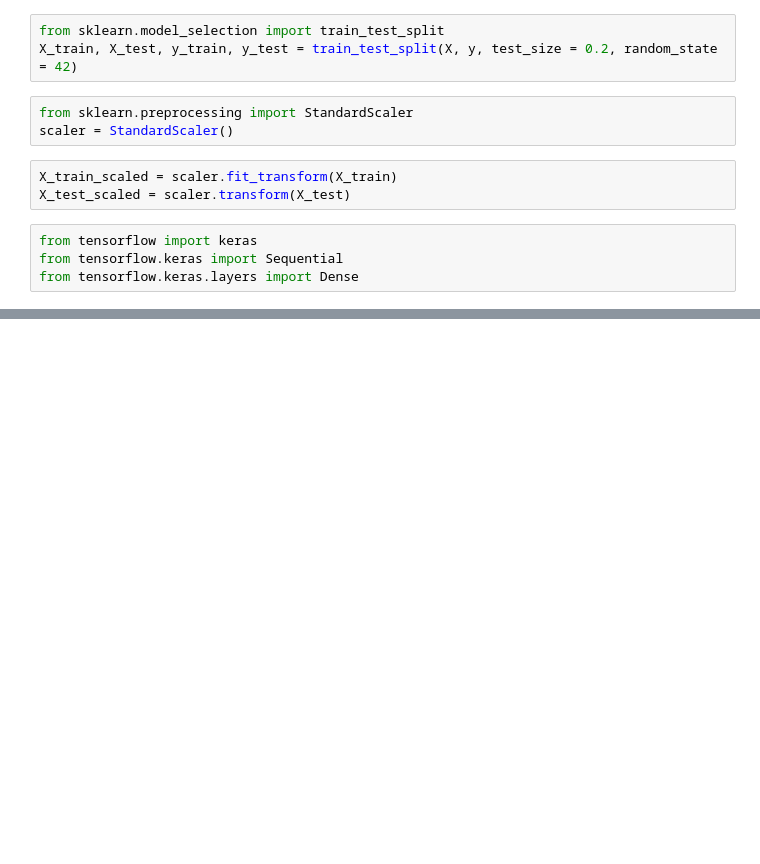
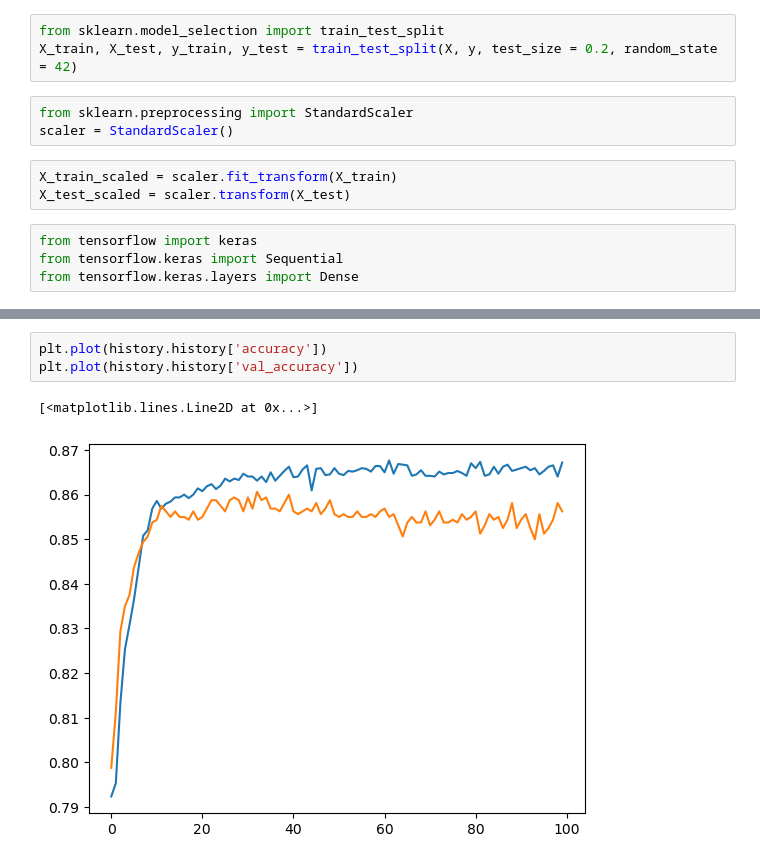
Before and after one commit to Rj-Ahsan/Simple-Perceptron, a Jupyter notebook: Customer_churn_prediction.ipynb, the cells around one changed output, grey strips where cells are left out. Cells and saved outputs as stored; diff of their text form; blank space fills up the shorter version.

```diff
--- a/Customer_churn_prediction.ipynb
+++ b/Customer_churn_prediction.ipynb
@@ -150,0 +237,6 @@ model.layers[1],get_
+# %%
+plt.plot(history.history['accuracy'])
+plt.plot(history.history['val_accuracy'])
+# %% [output]
+[<matplotlib.lines.Line2D at 0x...>]
+[figure, added]
```
Also changed, not shown: parts of 14 cells of this notebook.
